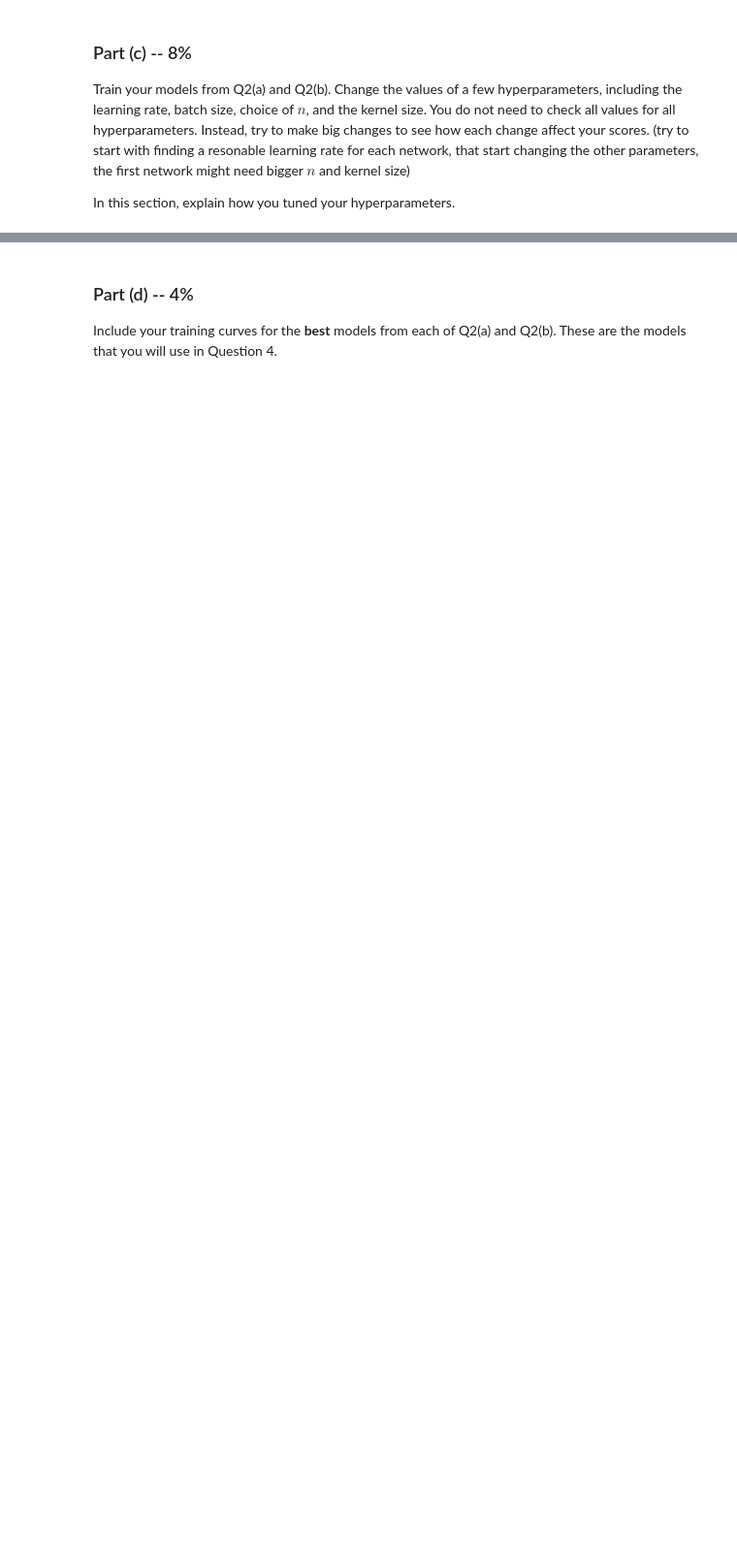
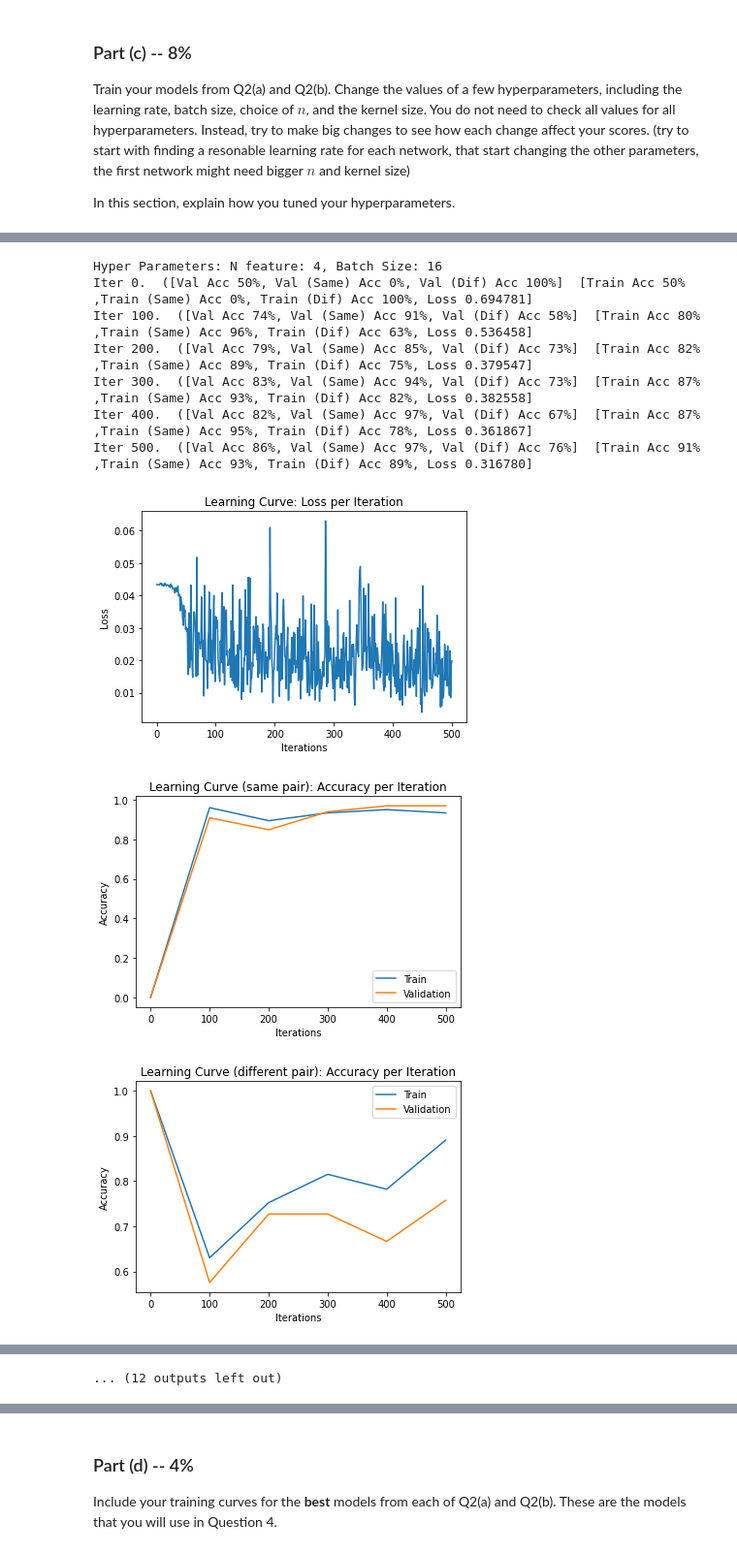
Before and after one commit to danielleyaffe1/Assignment-3, a Jupyter notebook: Assignment3.ipynb, the cells around one changed output, grey strips where cells are left out. Shown at 97% size. Saved outputs shown, nothing was run; the diff lists cells and outputs as text; code cells hidden in the pictures; blank space fills up the shorter version.

```diff
--- a/Assignment3.ipynb
+++ b/Assignment3.ipynb
@@ -264,19 +497,19 @@ def get_accuracy(model, data, batch_size=50):
 
     pos_correct = 0
     for i in range(0, len(data_pos), batch_size):
-        xs = torch.Tensor(data_pos[i:i+batch_size]).transpose(1, 3)
+        xs = torch.Tensor(data_pos[i:i+batch_size]).transpose(1, 3) # should have shape [n * 3, 3, 224, 448]
         zs = model(xs)
         pred = zs.max(1, keepdim=True)[1] # get the index of the max logit
         pred = pred.detach().numpy()
-        pos_correct += (pred == 1).sum()
+        pos_correct += (pred == 0).sum()
 
     neg_correct = 0
     for i in range(0, len(data_neg), batch_size):
-        xs = torch.Tensor(data_neg[i:i+batch_size]).transpose(1, 3)
+        xs = torch.Tensor(data_neg[i:i+batch_size]).transpose(1, 3) # should have shape [n * 3, 3, 224, 448]
         zs = model(xs)
         pred = zs.max(1, keepdim=True)[1] # get the index of the max logit
         pred = pred.detach().numpy()
-        neg_correct += (pred == 0).sum()
+        neg_correct += (pred == 1).sum()
 
     return pos_correct / (n * 3), neg_correct / (n * 3)
 # %% [markdown]
@@ -338,0 +710,11 @@ Try to find the general parameters combination that work for each network, it ca
+# %%
+n_features = 8 # number of feature maps
+pytorch_cnn = CNN(n_features)
+iters, losses, iters_sub, train_pos_accs, train_neg_accs, val_pos_accs, val_neg_accs = train_model(pytorch_cnn,
+                                                                                                   train_data[:1],
+                                                                                                    val_data[:1],
+                                                                                                    batch_size=2,
+                                                                                                    learning_rate=0.0004,
+                                                                                                    weight_decay=0,
+                                                                                                    max_iters=80,
+                                                                                                    checkpoint_path=None)
@@ -351,0 +746,33 @@ In this section, explain how you tuned your hyperparameters.
+# %%
+# Include the training curves for the two models.
+kernel_size1 = 5
+batch_l = [16,32,64]
+n_features1_l = [4,8]
+
+for n in n_features1_l:
+  for b_sz in batch_l:
+    print("Hyper Parameters: N feature: %d, Batch Size: %d " % (
+                n, b_sz))
+    pytorch_cnn_channel = CNNChannel(n, kernel_size1)
+    iters, losses, iters_sub, train_pos_accs, train_neg_accs, val_pos_accs, val_neg_accs = train_model(pytorch_cnn_channel,
+                                                                                                      train_data,
+                                                                                                        val_data,
+                                                                                                        batch_size=b_sz,
+                                                                                                        learning_rate=0.0005,
+                                                                                                        weight_decay=0,
+                                                                                                        max_iters=500,
+                                                                                                        checkpoint_path=None)
+
+
+    plot_learning_curve(iters, losses, iters_sub, train_pos_accs, train_neg_accs, val_pos_accs, val_neg_accs)
+# %% [output]
+Hyper Parameters: N feature: 4, Batch Size: 16
+Iter 0.  ([Val Acc 50%, Val (Same) Acc 0%, Val (Dif) Acc 100%]  [Train Acc 50% ,Train (Same) Acc 0%, Train (Dif) Acc 100%, Loss 0.694781]
+Iter 100.  ([Val Acc 74%, Val (Same) Acc 91%, Val (Dif) Acc 58%]  [Train Acc 80% ,Train (Same) Acc 96%, Train (Dif) Acc 63%, Loss 0.536458]
+Iter 200.  ([Val Acc 79%, Val (Same) Acc 85%, Val (Dif) Acc 73%]  [Train Acc 82% ,Train (Same) Acc 89%, Train (Dif) Acc 75%, Loss 0.379547]
+Iter 300.  ([Val Acc 83%, Val (Same) Acc 94%, Val (Dif) Acc 73%]  [Train Acc 87% ,Train (Same) Acc 93%, Train (Dif) Acc 82%, Loss 0.382558]
+Iter 400.  ([Val Acc 82%, Val (Same) Acc 97%, Val (Dif) Acc 67%]  [Train Acc 87% ,Train (Same) Acc 95%, Train (Dif) Acc 78%, Loss 0.361867]
+Iter 500.  ([Val Acc 86%, Val (Same) Acc 97%, Val (Dif) Acc 76%]  [Train Acc 91% ,Train (Same) Acc 93%, Train (Dif) Acc 89%, Loss 0.316780]
+[figure, added]
+[figure, added]
+[figure, added]
@@ -351,0 +799 @@ In this section, explain how you tuned your hyperparameters.
+... (12 outputs left out)
```
Also changed, not shown: parts of 43 cells of this notebook, 1 other file.
